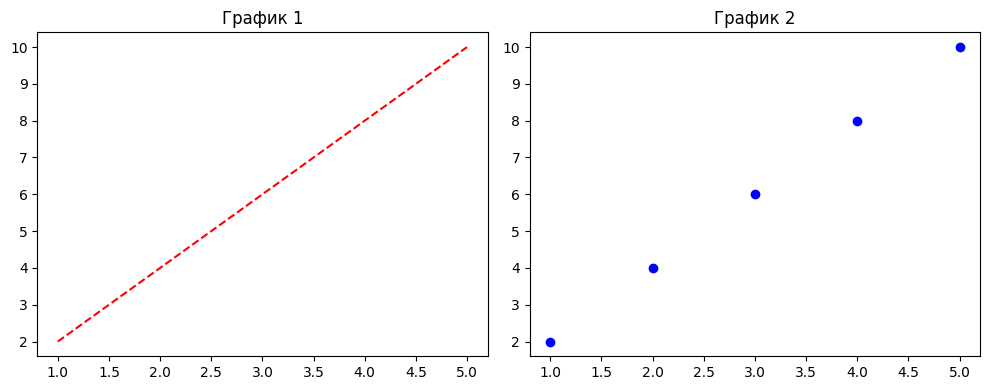
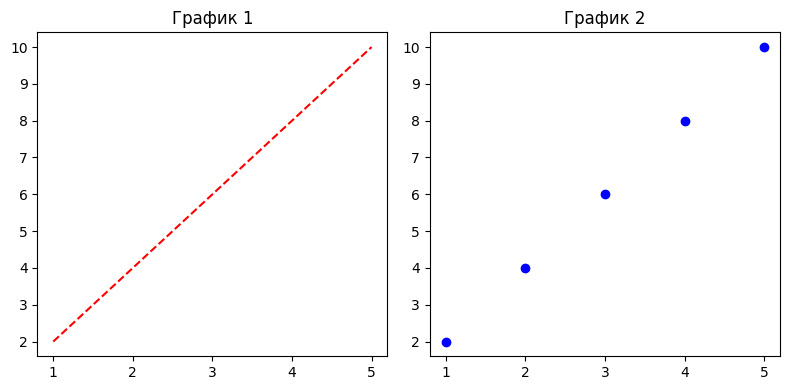
Unified diff of the notebook cell whose output changed from the first chart to the second:
--- before
+++ after
@@ -1,3 +1,3 @@
-fig, (ax1, ax2) = plt.subplots(1, 2, figsize=(10, 4)) # аргументы - число строк, число колонок
+fig, (ax1, ax2) = plt.subplots(1, 2, figsize=(8, 4)) # аргументы - число строк, число колонок
 
 ax1.plot(x, y, 'r--')

Commit: Создано в Colab